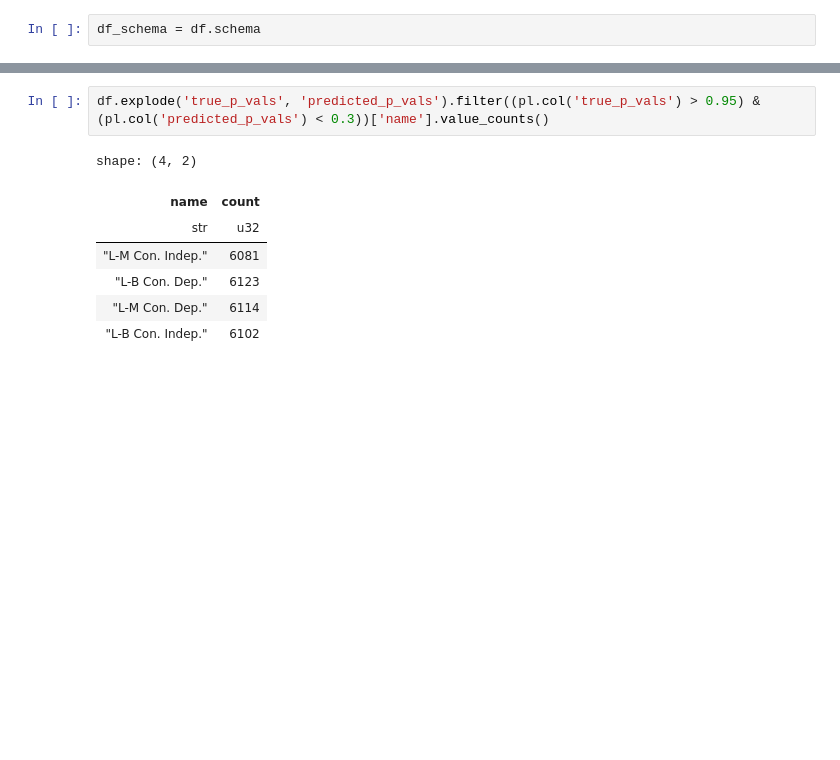
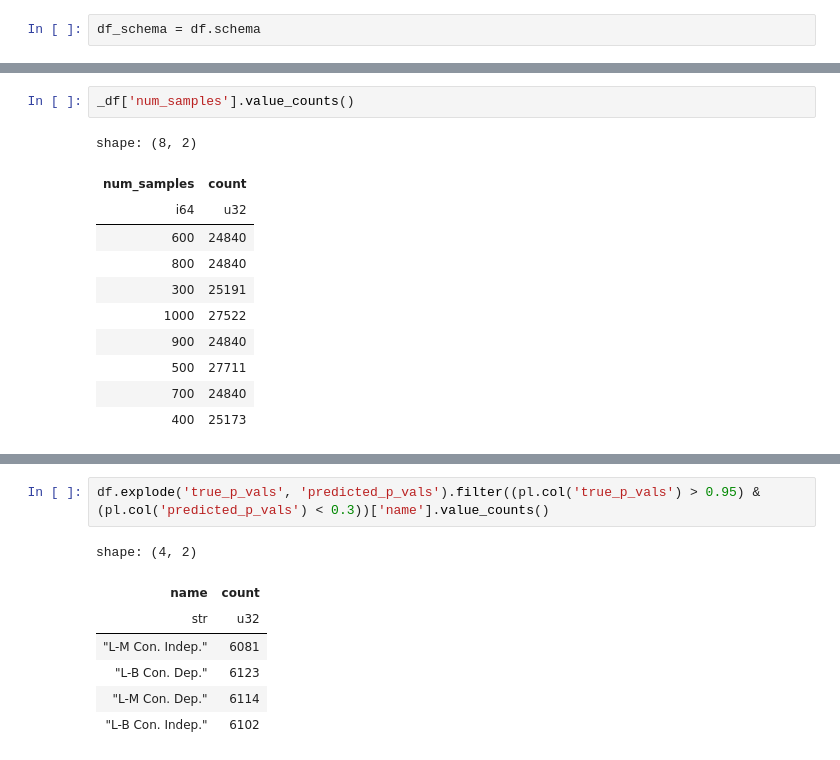
Before and after one commit to maxhahn/fedci, a Jupyter notebook: eval.ipynb, the cells around one changed output, grey strips where cells are left out. Drawn from its saved outputs; the diff is of its cells as text; blank space fills up the shorter version.

```diff
--- a/eval.ipynb
+++ b/eval.ipynb
@@ -258,0 +281,14 @@ BokehModel(combine_events=True, render_bundle={'docs_json': {'34b5f369-ad8c-4034
+# %%
+_df['num_samples'].value_counts()
+# %% [output]
+shape: (8, 2)
+| num_samples | count |
+| i64 | u32 |
+| 600 | 24840 |
+| 800 | 24840 |
+| 300 | 25191 |
+| 1000 | 27522 |
+| 900 | 24840 |
+| 500 | 27711 |
+| 700 | 24840 |
+| 400 | 25173 |
```
Also changed, not shown: parts of 8 cells of this notebook, 40 other files.
